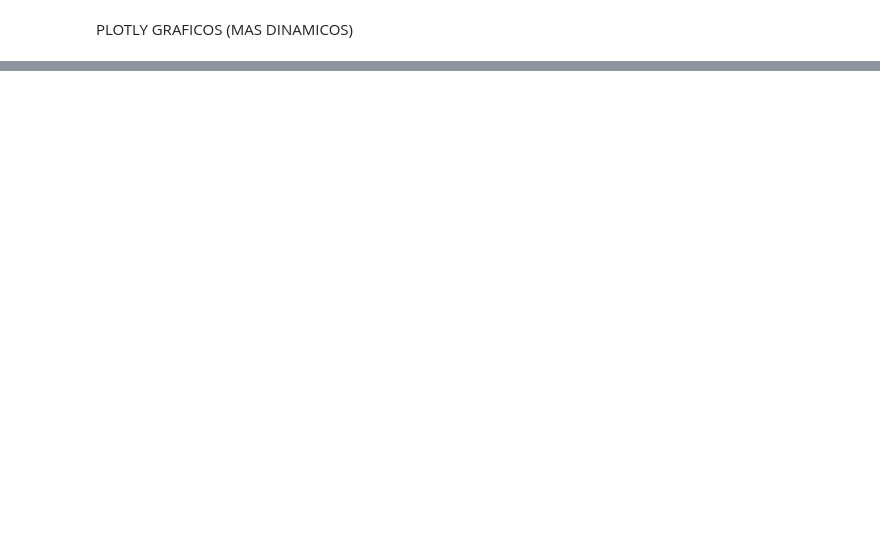
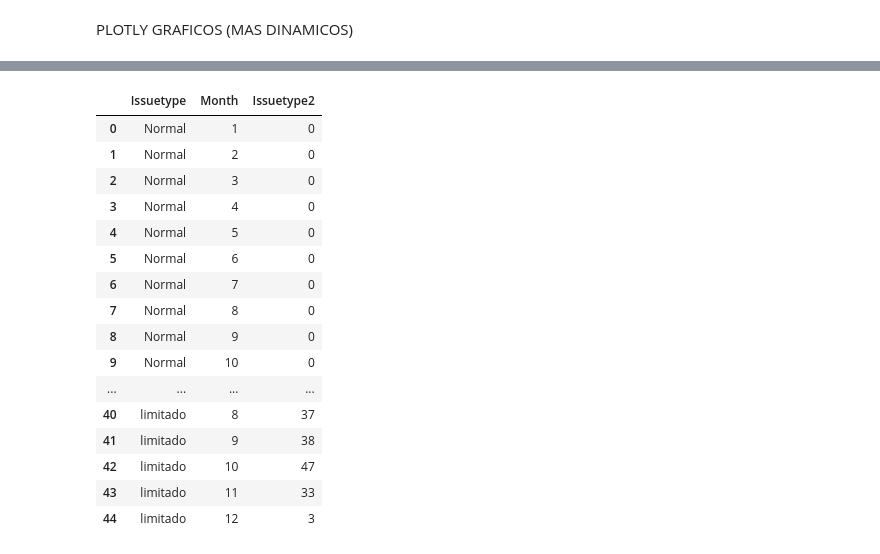
Before and after one commit to rodrinovo/Final-Project-EANT, a Jupyter notebook: Notebooks/subset dataset.ipynb, the cells around one changed output, grey strips where cells are left out. Saved outputs shown, nothing was run; the diff lists cells and outputs as text; code cells hidden in the pictures; blank space fills up the shorter version.

```diff
--- a/Notebooks/subset dataset.ipynb
+++ b/Notebooks/subset dataset.ipynb
@@ -6,6 +14,11 @@ import plotly.plotly as ply
 import plotly.graph_objs as go
 from datetime import datetime
 import numpy as np
+pd.set_option('float_format', '{:,f}'.format)
+
+import sys
+import plotly
+import plotly.plotly as py
 # %% [markdown]
 Levantar el archivo de molinetes 2018, formatearlo y guardar solo la linea D ( se puede elegir que linea guardar)
 # %%
@@ -321,0 +740,24 @@ OSError: [Errno 22] Invalid argument
+# %%
+armar grafico de anomalias con relacion al total
+poner al principio masomenos lo de la api de twitter
+graficos de barras con lienas max y minimos
+
+la hora donde se pierde mayor cantidad de plata
+# %% [output]
+|  | Issuetype | Month | Issuetype2 |
+| 0 | Normal | 1 | 0 |
+| 1 | Normal | 2 | 0 |
+| 2 | Normal | 3 | 0 |
+| 3 | Normal | 4 | 0 |
+| 4 | Normal | 5 | 0 |
+| 5 | Normal | 6 | 0 |
+| 6 | Normal | 7 | 0 |
+| 7 | Normal | 8 | 0 |
+| 8 | Normal | 9 | 0 |
+| 9 | Normal | 10 | 0 |
+| ... | ... | ... | ... |
+| 40 | limitado | 8 | 37 |
+| 41 | limitado | 9 | 38 |
+| 42 | limitado | 10 | 47 |
+| 43 | limitado | 11 | 33 |
+| 44 | limitado | 12 | 3 |
```
Also changed, not shown: parts of 36 cells of this notebook, 2 other files.
